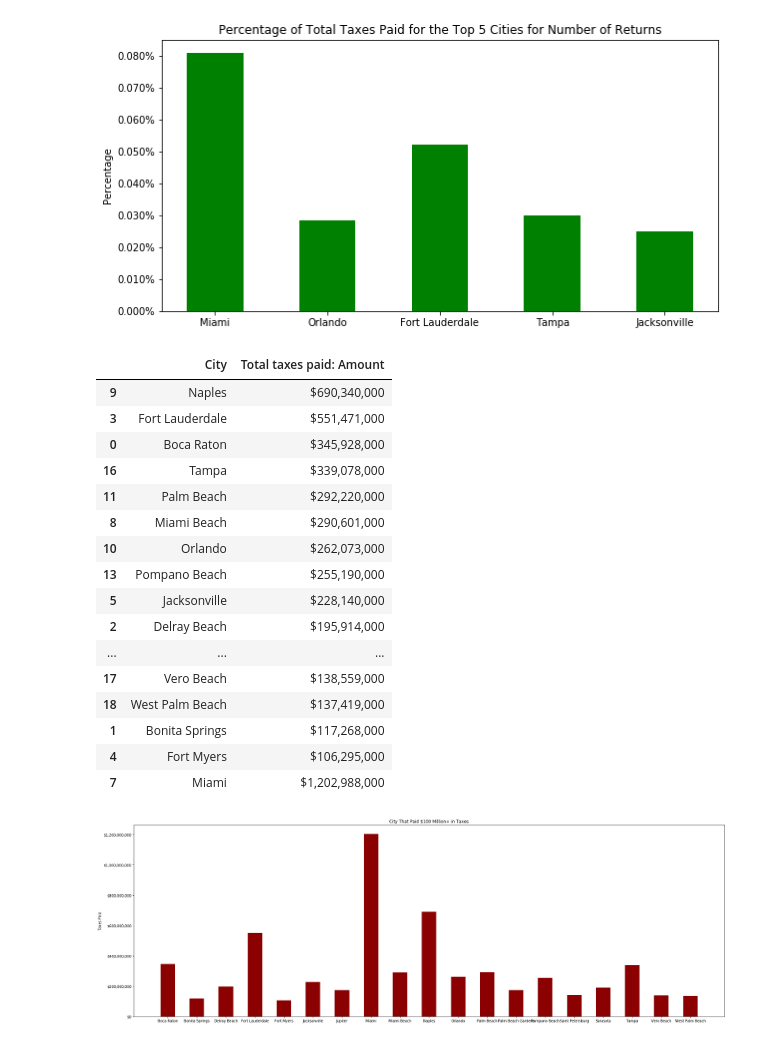
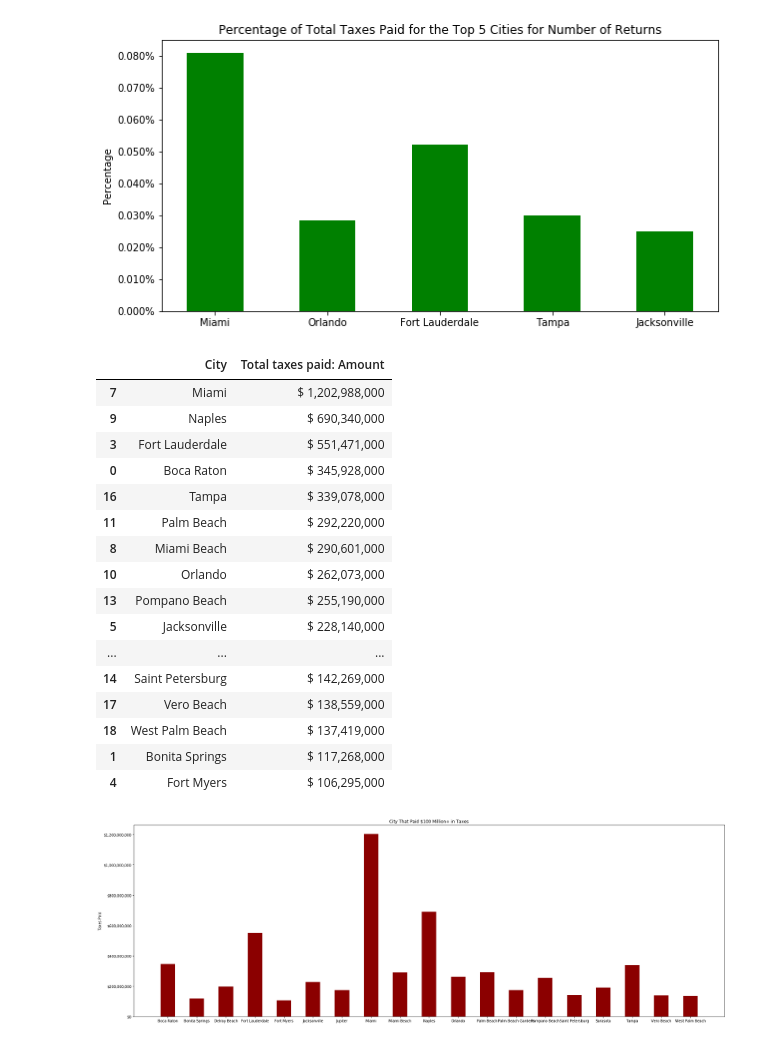
Before and after one commit to Sbrown146/Project1, a Jupyter notebook: Project Data Final Code Template.ipynb, the cells around one changed output. Drawn from its saved outputs; the diff is of its cells as text; code cells hidden in the pictures.

```diff
--- a/Project Data Final Code Template.ipynb
+++ b/Project Data Final Code Template.ipynb
@@ -38,12 +44,12 @@ Florida_data=Florida_data.replace({'**': 0})
 # Rename the income brackets.
 Florida_data["Size of adjusted gross income"]= \
 Florida_data["Size of adjusted gross income"].replace({ \
-          "$1 under $25,000": "Under $25,000",
-          "$25,000 under $50,000": "$25,000 to $50,000",
-          "$50,000 under $75,000": "$50,000 to $75,000",
-          "$75,000 under $100,000": "$75,000 to $100,000",
-          "$100,000 under $200,000": "$100,000 to $200,000",
-          "$200,000 or more": "Over $200,000"
+          "$1 under $25,000": "Under 25,000",
+          "$25,000 under $50,000": "25,000 to 50,000",
+          "$50,000 under $75,000": "50,000 to 75,000",
+          "$75,000 under $100,000": "75,000 to 100,000",
+          "$100,000 under $200,000": "100,000 to 200,000",
+          "$200,000 or more": "Over 200,000"
           }
           )
 
@@ -146,7 +152,7 @@ Florida_complete=Florida_complete.rename(columns={
 "Unnamed: 90": "Other non-limited miscellaneous deduction: Amount",
 "Taxable income": "Taxable income: Number of returns",
 "Unnamed: 92": "Taxable income: Amount",
-"ncome tax before credits": "ncome tax before credits: Number of returns",
+"Income tax before credits": "ncome tax before credits: Number of returns",
 "Unnamed: 94": "ncome tax before credits: Amount",
 "Alternative minimum tax": "Alternative minimum tax: Number of returns",
 "Unnamed: 96": "Alternative minimum tax: Amount",
@@ -217,6 +223,8 @@ Florida_cities=Florida_cities.groupby([ \
 
 
 
+#Florida_cities.to_html("Florida_cities.html")
+Florida_cities["Size of adjusted gross income"]=Florida_cities["Size of adjusted gross income"].str.wrap(1000)
 Florida_cities.head(10)
 # %% [output]
 |  | City | Size of adjusted gross income | Number of returns | Number of single returns | Number of joint returns | ... |
@@ -588,6 +613,7 @@ High_retire_amount_display["Total"].astype(float).map("${:20,.0f}".format)
 High_retire_amount_display= \
     High_retire_amount_display.sort_values(by=['Total'], ascending=False)
 
+pd.options.display.max_rows=17
 High_retire_amount_display
 # %% [output]
 |  | City | Total |
@@ -1090,44 +1089,44 @@ plt.show()
 # %%
 # Question 10
 # Cities that paid $100+ million in taxes.
 # 18 cities total.
 
 High_tax_paid=Florida_cities.loc[Florida_cities["Total taxes paid: Amount"]>100000,:]
 High_tax_paid=High_tax_paid.groupby(["City"]).sum().reset_index()
 High_tax_paid=High_tax_paid[["City", "Total taxes paid: Amount"]]
 
 High_tax_paid["Total taxes paid: Amount"]=High_tax_paid["Total taxes paid: Amount"]*1000
 
 High_tax_paid_display=High_tax_paid.copy()
 High_tax_paid_display["Total taxes paid: Amount"]=  \
-    High_tax_paid_display["Total taxes paid: Amount"].astype(float).map("${:0,.0f}".format
+    High_tax_paid_display["Total taxes paid: Amount"].astype(float).map("${:20,.0f}".format
     )
 
 
 High_tax_paid_display= \
     High_tax_paid_display.sort_values(by=['Total taxes paid: Amount'], ascending=False)
 
 
-
+pd.set_option('display.max_rows', 40)
 High_tax_paid_display
 # %% [output]
 |  | City | Total taxes paid: Amount |
-| 9 | Naples | $690,340,000 |
-| 3 | Fort Lauderdale | $551,471,000 |
-| 0 | Boca Raton | $345,928,000 |
-| 16 | Tampa | $339,078,000 |
-| 11 | Palm Beach | $292,220,000 |
-| 8 | Miami Beach | $290,601,000 |
-| 10 | Orlando | $262,073,000 |
-| 13 | Pompano Beach | $255,190,000 |
-| 5 | Jacksonville | $228,140,000 |
-| 2 | Delray Beach | $195,914,000 |
+| 7 | Miami | $ 1,202,988,000 |
+| 9 | Naples | $ 690,340,000 |
+| 3 | Fort Lauderdale | $ 551,471,000 |
+| 0 | Boca Raton | $ 345,928,000 |
+| 16 | Tampa | $ 339,078,000 |
+| 11 | Palm Beach | $ 292,220,000 |
+| 8 | Miami Beach | $ 290,601,000 |
+| 10 | Orlando | $ 262,073,000 |
+| 13 | Pompano Beach | $ 255,190,000 |
+| 5 | Jacksonville | $ 228,140,000 |
 | ... | ... | ... |
-| 17 | Vero Beach | $138,559,000 |
-| 18 | West Palm Beach | $137,419,000 |
-| 1 | Bonita Springs | $117,268,000 |
-| 4 | Fort Myers | $106,295,000 |
-| 7 | Miami | $1,202,988,000 |
+| 14 | Saint Petersburg | $ 142,269,000 |
+| 17 | Vero Beach | $ 138,559,000 |
+| 18 | West Palm Beach | $ 137,419,000 |
+| 1 | Bonita Springs | $ 117,268,000 |
+| 4 | Fort Myers | $ 106,295,000 |
 # %%
 # Question 10 graph
 
```
Also changed, not shown: parts of 22 cells of this notebook, 19 other files.
